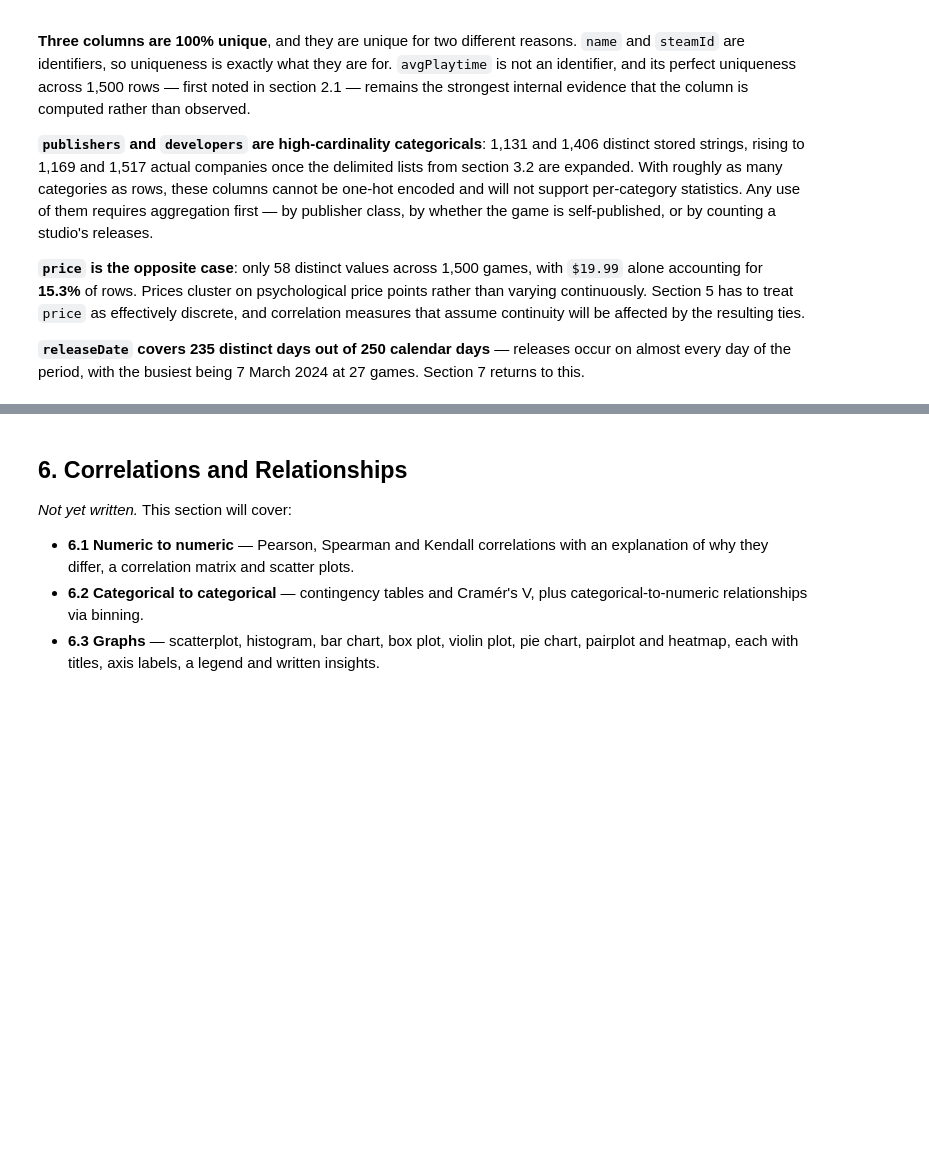
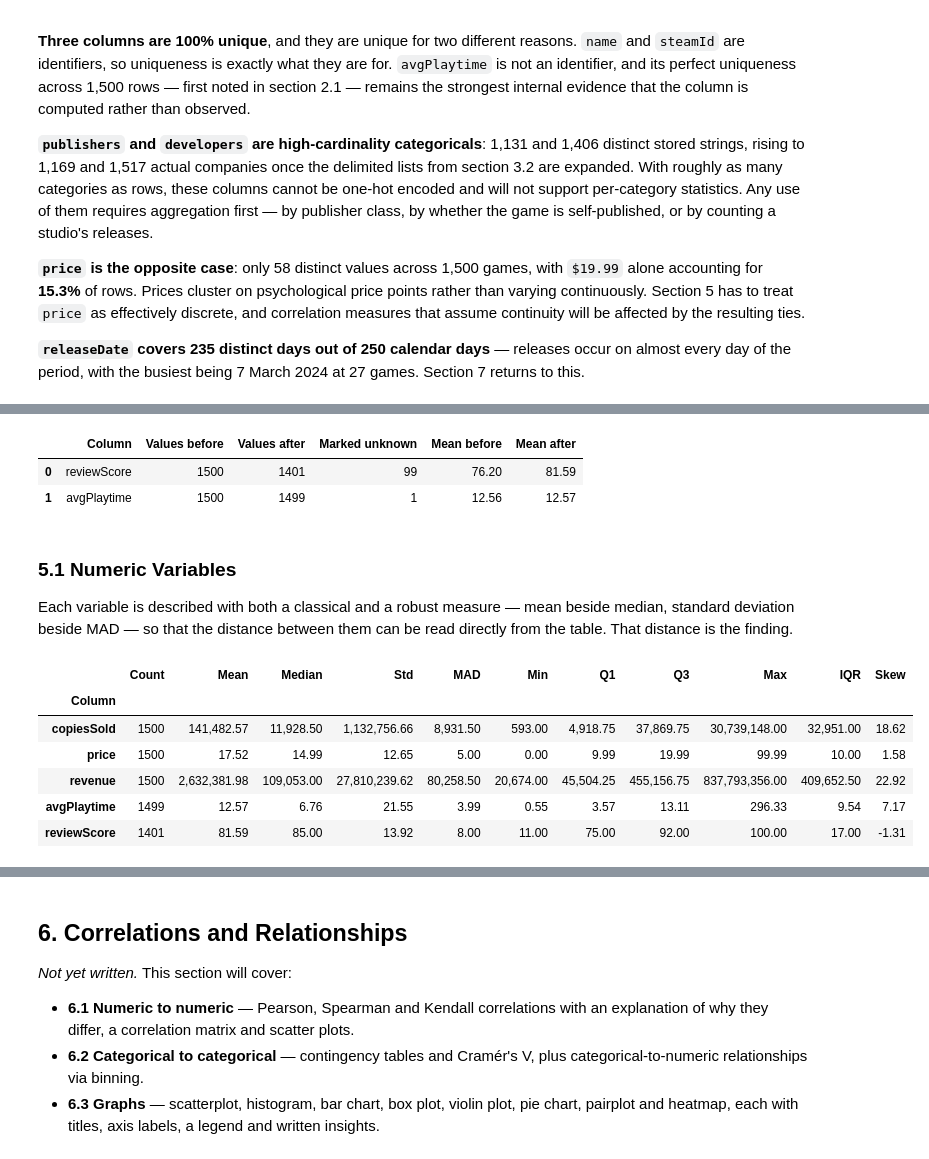
Before and after one commit to shonmazon/Data_Science, a Jupyter notebook: assignment1-eda/notebooks/steam_2024_eda.ipynb, the cells around one changed output, grey strips where cells are left out. Saved outputs shown, nothing was run; the diff lists cells and outputs as text; code cells hidden in the pictures; blank space fills up the shorter version.

```diff
--- a/assignment1-eda/notebooks/steam_2024_eda.ipynb
+++ b/assignment1-eda/notebooks/steam_2024_eda.ipynb
@@ -854,0 +868,27 @@ occur on almost every day of the period, with the busiest being 7 March 2024 at
+# %%
+games = apply_quality_fixes(steam_games)
+
+summarise_cleaning_effect(steam_games, games, ["reviewScore", "avgPlaytime"])
+# %% [output]
+|  | Column | Values before | Values after | Marked unknown | Mean before | Mean after |
+| 0 | reviewScore | 1500 | 1401 | 99 | 76.20 | 81.59 |
+| 1 | avgPlaytime | 1500 | 1499 | 1 | 12.56 | 12.57 |
+# %% [markdown]
+### 5.1 Numeric Variables
+
+Each variable is described with both a classical and a robust measure — mean
+beside median, standard deviation beside MAD — so that the distance between
+them can be read directly from the table. That distance is the finding.
+# %%
+numeric_summary = describe_numeric(games, NUMERIC_COLUMNS)
+
+with pd.option_context("display.float_format", "{:,.2f}".format):
+    display(numeric_summary)
+# %% [output]
+|  | Count | Mean | Median | Std | MAD | Min | Q1 | Q3 | Max | IQR | Skew |
+| Column |  |  |  |  |  |  |  |  |  |  |  |
+| copiesSold | 1500 | 141,482.57 | 11,928.50 | 1,132,756.66 | 8,931.50 | 593.00 | 4,918.75 | 37,869.75 | 30,739,148.00 | 32,951.00 | 18.62 |
+| price | 1500 | 17.52 | 14.99 | 12.65 | 5.00 | 0.00 | 9.99 | 19.99 | 99.99 | 10.00 | 1.58 |
+| revenue | 1500 | 2,632,381.98 | 109,053.00 | 27,810,239.62 | 80,258.50 | 20,674.00 | 45,504.25 | 455,156.75 | 837,793,356.00 | 409,652.50 | 22.92 |
+| avgPlaytime | 1499 | 12.57 | 6.76 | 21.55 | 3.99 | 0.55 | 3.57 | 13.11 | 296.33 | 9.54 | 7.17 |
+| reviewScore | 1401 | 81.59 | 85.00 | 13.92 | 8.00 | 11.00 | 75.00 | 92.00 | 100.00 | 17.00 | -1.31 |
```
Also changed, not shown: parts of 15 cells of this notebook, 2 other files.
